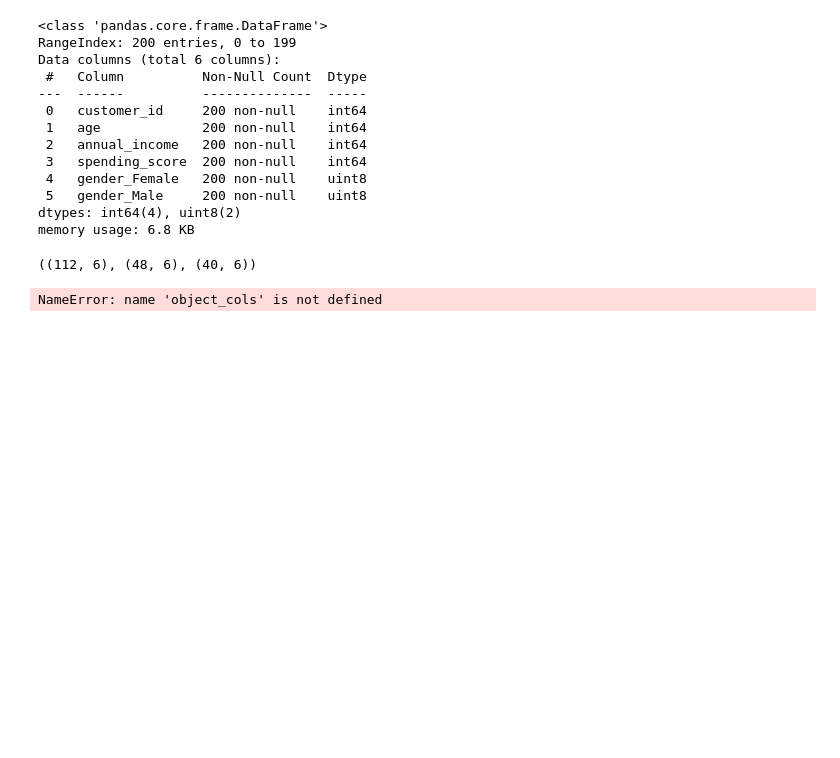
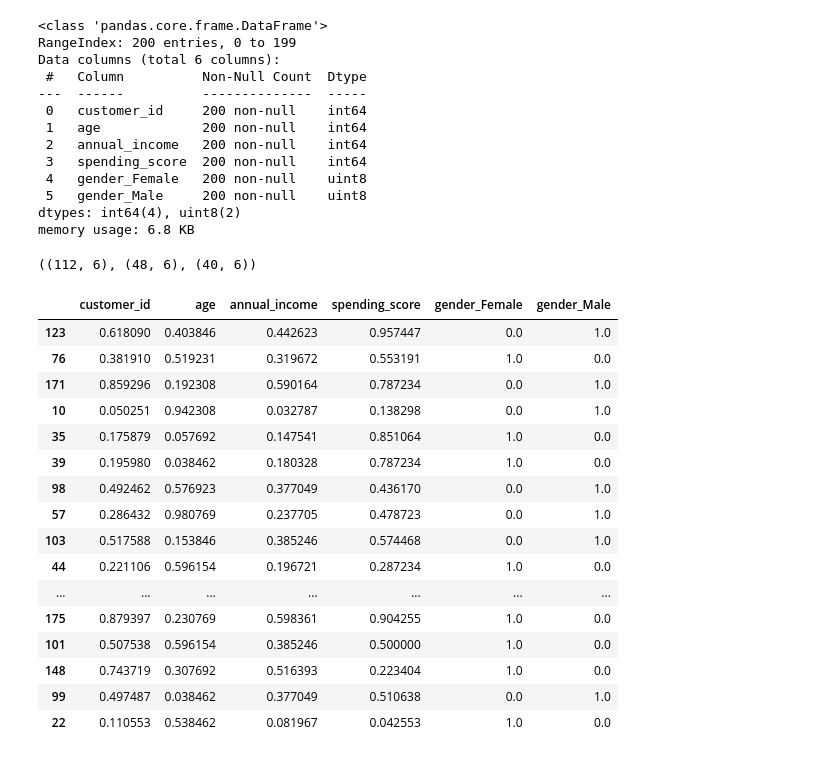
Before and after one commit to DBerchelmann/clustering-exercises, a Jupyter notebook: mall_customers.ipynb, the cells around one changed output. Cells and saved outputs as stored; diff of their text form; code cells hidden in the pictures; blank space fills up the shorter version.

```diff
--- a/mall_customers.ipynb
+++ b/mall_customers.ipynb
@@ -274,9 +274,7 @@ def get_numeric_X_cols(train, object_cols):
 
     return numeric_cols
 # %%
-get_numeric_X_cols(train, object_cols)
+numeric_cols = get_numeric_X_cols(train, object_cols)
-# %% [output]
-NameError: name 'object_cols' is not defined
 # %%
 def min_max_scale(train, validate, test, numeric_cols):
     '''
@@ -314,3 +312,23 @@ def min_max_scale(train, validate, test, numeric_cols):
     return train_scaled, validate_scaled, test_scaled
 # %%
 train_scaled, validate_scaled, test_scaled = min_max_scale(train, validate, test, numeric_cols)
+# %%
+train_scaled
+# %% [output]
+|  | customer_id | age | annual_income | spending_score | gender_Female | gender_Male |
+| 123 | 0.618090 | 0.403846 | 0.442623 | 0.957447 | 0.0 | 1.0 |
+| 76 | 0.381910 | 0.519231 | 0.319672 | 0.553191 | 1.0 | 0.0 |
+| 171 | 0.859296 | 0.192308 | 0.590164 | 0.787234 | 0.0 | 1.0 |
+| 10 | 0.050251 | 0.942308 | 0.032787 | 0.138298 | 0.0 | 1.0 |
+| 35 | 0.175879 | 0.057692 | 0.147541 | 0.851064 | 1.0 | 0.0 |
+| 39 | 0.195980 | 0.038462 | 0.180328 | 0.787234 | 1.0 | 0.0 |
+| 98 | 0.492462 | 0.576923 | 0.377049 | 0.436170 | 0.0 | 1.0 |
+| 57 | 0.286432 | 0.980769 | 0.237705 | 0.478723 | 0.0 | 1.0 |
+| 103 | 0.517588 | 0.153846 | 0.385246 | 0.574468 | 0.0 | 1.0 |
+| 44 | 0.221106 | 0.596154 | 0.196721 | 0.287234 | 1.0 | 0.0 |
+| ... | ... | ... | ... | ... | ... | ... |
+| 175 | 0.879397 | 0.230769 | 0.598361 | 0.904255 | 1.0 | 0.0 |
+| 101 | 0.507538 | 0.596154 | 0.385246 | 0.500000 | 1.0 | 0.0 |
+| 148 | 0.743719 | 0.307692 | 0.516393 | 0.223404 | 1.0 | 0.0 |
+| 99 | 0.497487 | 0.038462 | 0.377049 | 0.510638 | 0.0 | 1.0 |
+| 22 | 0.110553 | 0.538462 | 0.081967 | 0.042553 | 1.0 | 0.0 |
```
Also changed, not shown: 1 other file.
